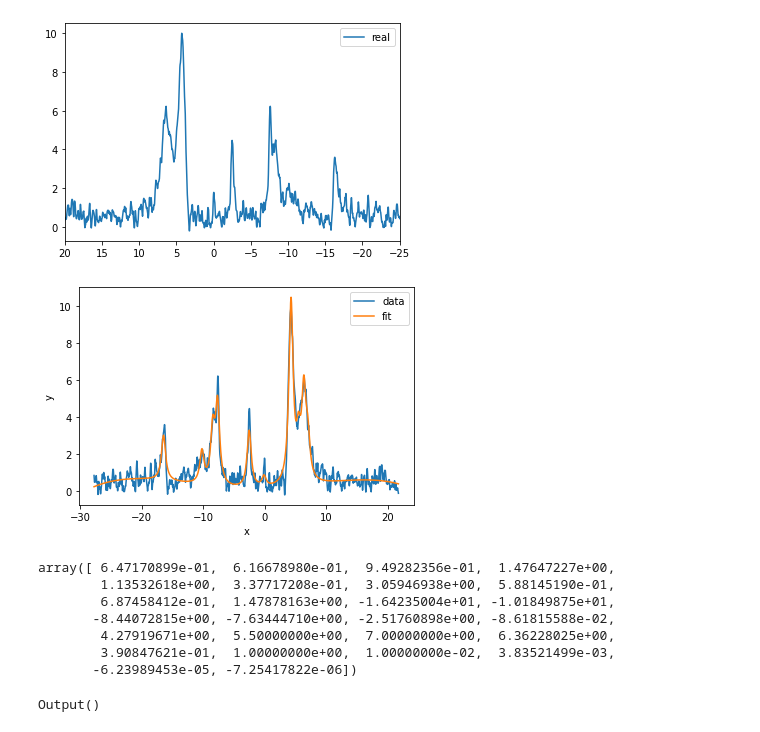
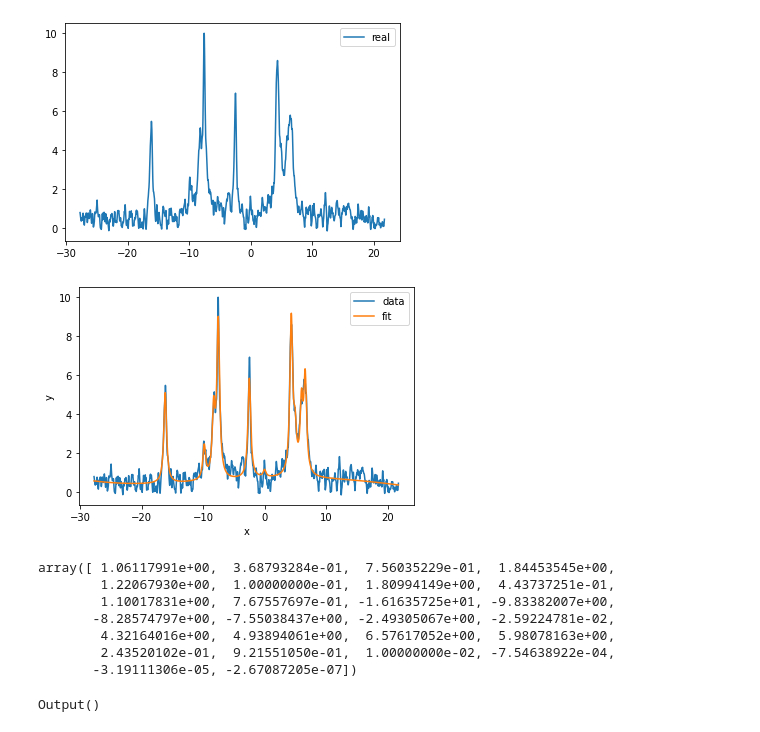
Before and after one commit to mehipour/p31_data_processing, a Jupyter notebook: nmr_analysis_p31.ipynb, the cells around one changed output. Drawn from its saved outputs; the diff is of its cells as text; code cells hidden in the pictures.

```diff
--- a/nmr_analysis_p31.ipynb
+++ b/nmr_analysis_p31.ipynb
@@ -14,20 +14,21 @@ from ipywidgets import interactive
 # from utils.helper_functions import *
 # from utils.nmr_objects import NMRObject
 # %%
-file_path = DATA_DIRECTORY + '20200914-Rat47/20200914_154834_31P_test_rat_47_1_1/' + '9'
+file_path = DATA_DIRECTORY + '20200914-Rat47/20200914_154834_31P_test_rat_47_1_1/' + '3'
 c = read_complex_fid(file_path, drop_points=POINTS_TO_REMOVE)
 # %%
 # define an object
 a = NMRObject(c)
 a.sw = SW_HZ
 a.line_broad(60)
-a.phase(-13*pi/30, -0.0006)
+# a.phase(-11*pi/30, -0.0007)
+a.phase(-0.01*pi, -0.0018)
 a.find_ppm(CENTER_FREQ_MHZ, CENTER_PPM)
 a.remove_baseline(2)
 a.normalize_spectrum()
 a.show_real_spectrum()
 # %% [output]
-[figure, old version]
+[figure, new version]
 # %%
 popt, pcov = curve_fit(nmr_peak_fit, a.ppm, a.spectrum, bounds=BOUNDS)
 
@@ -39,17 +40,17 @@ plt.ylabel('y')
 plt.legend()
 plt.show()
 # %% [output]
-[figure, old version]
+[figure, new version]
 # %%
 popt
 # %% [output]
-array([ 6.47170899e-01,  6.16678980e-01,  9.49282356e-01,  1.47647227e+00,
-        1.13532618e+00,  3.37717208e-01,  3.05946938e+00,  5.88145190e-01,
-        6.87458412e-01,  1.47878163e+00, -1.64235004e+01, -1.01849875e+01,
-       -8.44072815e+00, -7.63444710e+00, -2.51760898e+00, -8.61815588e-02,
-        4.27919671e+00,  5.50000000e+00,  7.00000000e+00,  6.36228025e+00,
-        3.90847621e-01,  1.00000000e+00,  1.00000000e-02,  3.83521499e-03,
-       -6.23989453e-05, -7.25417822e-06])
+array([ 1.06117991e+00,  3.68793284e-01,  7.56035229e-01,  1.84453545e+00,
+        1.22067930e+00,  1.00000000e-01,  1.80994149e+00,  4.43737251e-01,
+        1.10017831e+00,  7.67557697e-01, -1.61635725e+01, -9.83382007e+00,
+       -8.28574797e+00, -7.55038437e+00, -2.49305067e+00, -2.59224781e-02,
+        4.32164016e+00,  4.93894061e+00,  6.57617052e+00,  5.98078163e+00,
+        2.43520102e-01,  9.21551050e-01,  1.00000000e-02, -7.54638922e-04,
+       -3.19111306e-05, -2.67087205e-07])
 # %%
 # phase spectrum, used for itneractive phasing
 def phase_spectrum(ph0, ph1):
```
Also changed, not shown: parts of 5 cells of this notebook, 2 other files.
